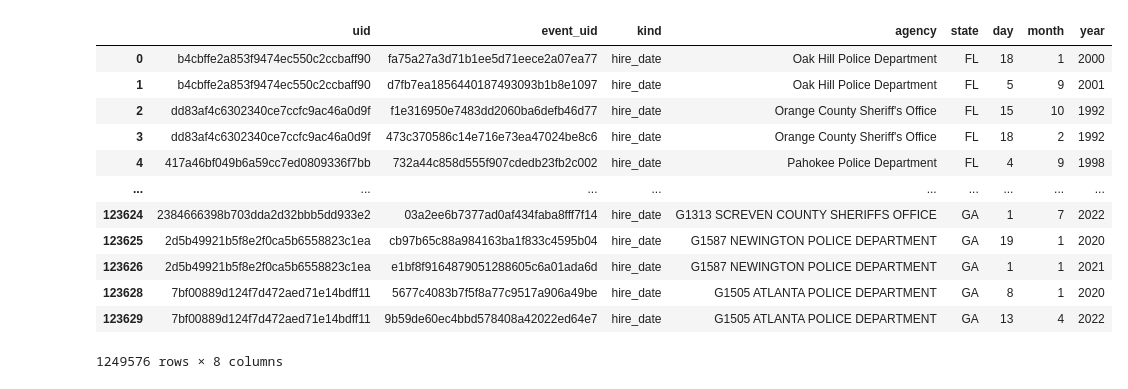
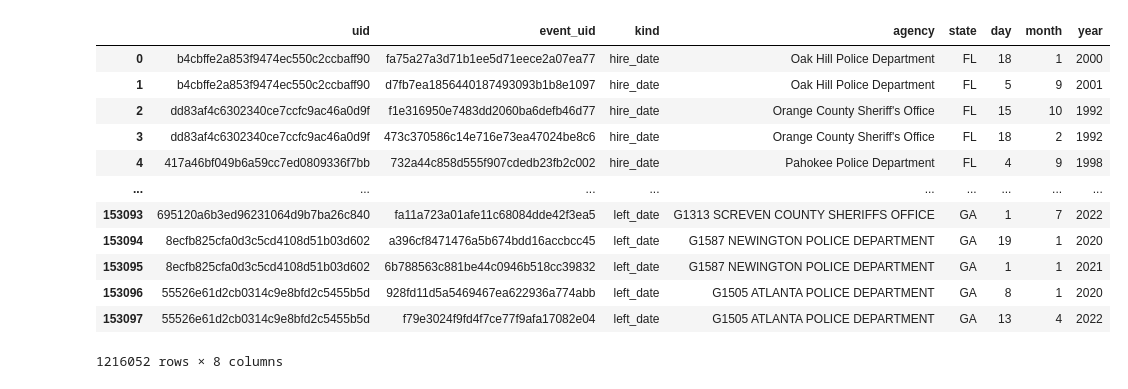
Before and after one commit to ayyubibrahimi/us-post-data, a Jupyter notebook: notebooks/match/fl-ga/match-ga-fl.ipynb, the cells around one changed output. Cells and saved outputs as stored; diff of their text form; code cells hidden in the pictures.

```diff
--- a/notebooks/match/fl-ga/match-ga-fl.ipynb
+++ b/notebooks/match/fl-ga/match-ga-fl.ipynb
@@ -15,9 +15,9 @@ from datamatch import (
 from datavalid.spinner import Spinner
 # %%
 def read_personnel():
-    dfa = pd.read_csv("./../../../data/GA/match/personnel_georgia.csv")
+    dfa = pd.read_csv("./../../../data/GA/match/personnel_georgia_dropped_na_left_date.csv")
     dfa = dfa.rename(columns={"year_of_birth": "birth_year"})
-    dfb = pd.read_csv("./../../../data/FL/match/personnel_florida.csv")
+    dfb = pd.read_csv("./../../../data/FL/match/personnel_florida_dropped_na_left_dates.csv")
 
     dfa = dfa[["first_name", "last_name", "middle_name", "race", "sex", "birth_year", "state", "uid"]]
 
@@ -28,12 +28,10 @@ def read_personnel():
 
 
 def read_events():
-    dfa = pd.read_csv("./../../../data/FL/match/events_florida.csv")
+    dfa = pd.read_csv("./../../../data/FL/match/events_florida_dropped_na_left_dates.csv")
 
     dfa = dfa[["uid", "event_uid", "event_type", "event_date", "agency", "state"]]
-    dfb = pd.read_csv("./../../../data/GA/match/events_georgia.csv")
-
-    dfb.loc[:, "event_date"] = dfb.event_date.astype(str).str.replace(r"0000-00-00", "", regex=True).str.replace(r"(\w{4})-(\w{2})-(\w{2})", r"\2/\3/\1", regex=True)
+    dfb = pd.read_csv("./../../../data/GA/match/events_georgia_dropped_na_left_date.csv")
 
     dfb = dfb[["uid", "event_uid", "event_type", "event_date", "agency", "state"]]
 
@@ -59,23 +57,23 @@ def read_events():
 
     df = df.drop(columns=["event_date"])
 
-    return df
+    return df, dfa, dfb
 # %%
-events_df = read_events()
+events_df, dfa, dfb = read_events()
 events_df
 
 ## check if ledt_date in kind
 # %% [output]
 |  | uid | event_uid | kind | agency | state | day | month | year |
 | 0 | b4cbffe2a853f9474ec550c2ccbaff90 | fa75a27a3d71b1ee5d71eece2a07ea77 | hire_date | Oak Hill Police Department | FL | 18 | 1 | 2000 |
 | 1 | b4cbffe2a853f9474ec550c2ccbaff90 | d7fb7ea1856440187493093b1b8e1097 | hire_date | Oak Hill Police Department | FL | 5 | 9 | 2001 |
 | 2 | dd83af4c6302340ce7ccfc9ac46a0d9f | f1e316950e7483dd2060ba6defb46d77 | hire_date | Orange County Sheriff's Office | FL | 15 | 10 | 1992 |
 | 3 | dd83af4c6302340ce7ccfc9ac46a0d9f | 473c370586c14e716e73ea47024be8c6 | hire_date | Orange County Sheriff's Office | FL | 18 | 2 | 1992 |
 | 4 | 417a46bf049b6a59cc7ed0809336f7bb | 732a44c858d555f907cdedb23fb2c002 | hire_date | Pahokee Police Department | FL | 4 | 9 | 1998 |
 | ... | ... | ... | ... | ... | ... | ... | ... | ... |
-| 123624 | 2384666398b703dda2d32bbb5dd933e2 | 03a2ee6b7377ad0af434faba8fff7f14 | hire_date | G1313 SCREVEN COUNTY SHERIFFS OFFICE | GA | 1 | 7 | 2022 |
-| 123625 | 2d5b49921b5f8e2f0ca5b6558823c1ea | cb97b65c88a984163ba1f833c4595b04 | hire_date | G1587 NEWINGTON POLICE DEPARTMENT | GA | 19 | 1 | 2020 |
-| 123626 | 2d5b49921b5f8e2f0ca5b6558823c1ea | e1bf8f9164879051288605c6a01ada6d | hire_date | G1587 NEWINGTON POLICE DEPARTMENT | GA | 1 | 1 | 2021 |
-| 123628 | 7bf00889d124f7d472aed71e14bdff11 | 5677c4083b7f5f8a77c9517a906a49be | hire_date | G1505 ATLANTA POLICE DEPARTMENT | GA | 8 | 1 | 2020 |
-| 123629 | 7bf00889d124f7d472aed71e14bdff11 | 9b59de60ec4bbd578408a42022ed64e7 | hire_date | G1505 ATLANTA POLICE DEPARTMENT | GA | 13 | 4 | 2022 |
+| 153093 | 695120a6b3ed96231064d9b7ba26c840 | fa11a723a01afe11c68084dde42f3ea5 | left_date | G1313 SCREVEN COUNTY SHERIFFS OFFICE | GA | 1 | 7 | 2022 |
+| 153094 | 8ecfb825cfa0d3c5cd4108d51b03d602 | a396cf8471476a5b674bdd16accbcc45 | left_date | G1587 NEWINGTON POLICE DEPARTMENT | GA | 19 | 1 | 2020 |
+| 153095 | 8ecfb825cfa0d3c5cd4108d51b03d602 | 6b788563c881be44c0946b518cc39832 | left_date | G1587 NEWINGTON POLICE DEPARTMENT | GA | 1 | 1 | 2021 |
+| 153096 | 55526e61d2cb0314c9e8bfd2c5455b5d | 928fd11d5a5469467ea622936a774abb | left_date | G1505 ATLANTA POLICE DEPARTMENT | GA | 8 | 1 | 2020 |
+| 153097 | 55526e61d2cb0314c9e8bfd2c5455b5d | f79e3024f9fd4f7ce77f9afa17082e04 | left_date | G1505 ATLANTA POLICE DEPARTMENT | GA | 13 | 4 | 2022 |
-1249576 rows × 8 columns
+1216052 rows × 8 columns
```
Also changed, not shown: parts of 5 cells of this notebook, 7 other files.
